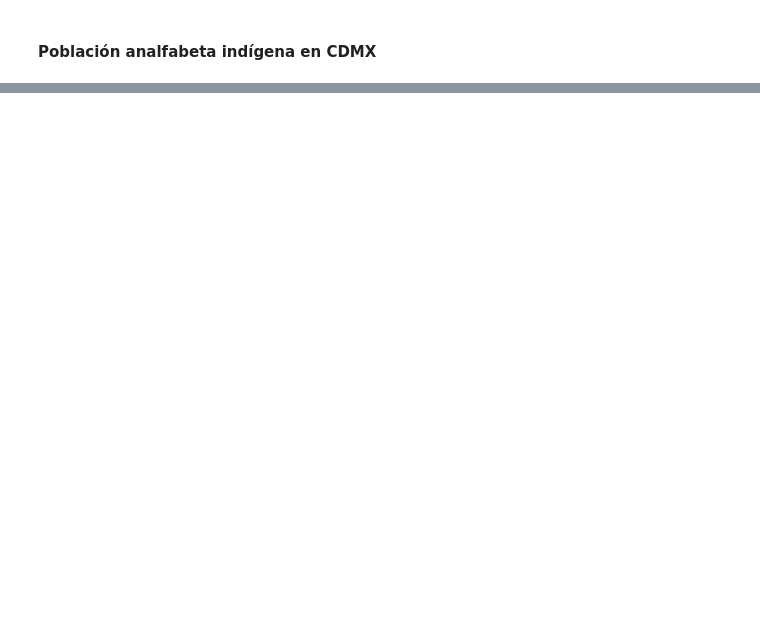
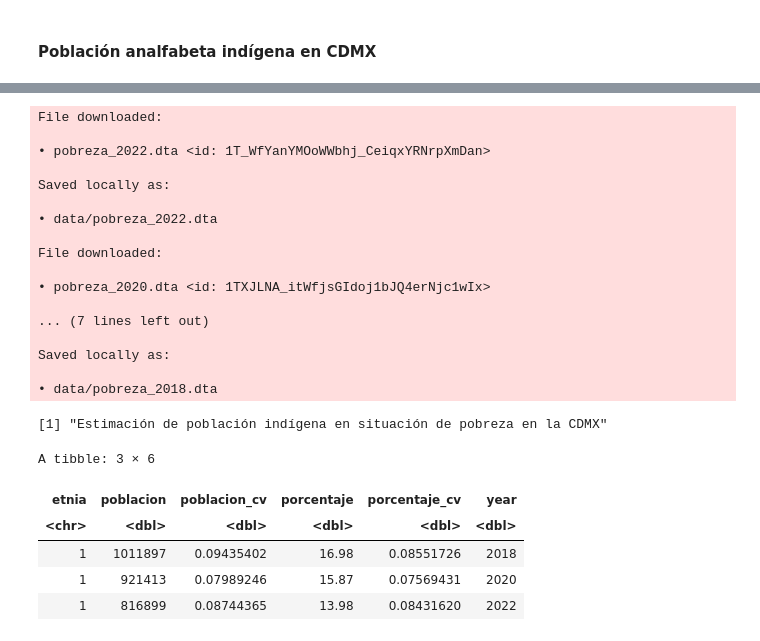
Before and after one commit to cpyp-ipdp/pgd_cdmx, a Jupyter notebook: indicadores/pueblos_indigenas/indicadores_pueblos_indigenas.ipynb, the cells around one changed output, grey strips where cells are left out. Drawn from its saved outputs; the diff is of its cells as text; code cells hidden in the pictures; blank space fills up the shorter version.

Commit message:
Se agrega estimación de población indígena en pobreza

```diff
--- a/indicadores/pueblos_indigenas/indicadores_pueblos_indigenas.ipynb
+++ b/indicadores/pueblos_indigenas/indicadores_pueblos_indigenas.ipynb
@@ -303,0 +319,6 @@ A grouped_df: 4 × 7
+# %%
+carpeta<-as_id(drive_get("https://drive.google.com/drive/folders/1TBfoik4w4DWhwFqWeZFgkZvrBdDbqzku"))
+
+
+archivos<-drive_ls(carpeta)
+print(archivos)
@@ -303,0 +378,34 @@ A grouped_df: 4 × 7
+# %%
+tabla_pobreza <- map_dfr(
+  seq_len(nrow(archivos)),
+  ~ estimacion_pobreza(archivos$id[.x], archivos$name[.x])
+)%>%
+  arrange(year)
+
+print("Estimación de población indígena en situación de pobreza en la CDMX")
+tabla_pobreza
+# %% [output]
+File downloaded:
+
+• pobreza_2022.dta <id: 1T_WfYanYMOoWWbhj_CeiqxYRNrpXmDan>
+
+Saved locally as:
+
+• data/pobreza_2022.dta
+
+File downloaded:
+
+• pobreza_2020.dta <id: 1TXJLNA_itWfjsGIdoj1bJQ4erNjc1wIx>
+
+... (7 lines left out)
+
+Saved locally as:
+
+• data/pobreza_2018.dta
+[1] "Estimación de población indígena en situación de pobreza en la CDMX"
+A tibble: 3 × 6
+| etnia | poblacion | poblacion_cv | porcentaje | porcentaje_cv | year |
+| <chr> | <dbl> | <dbl> | <dbl> | <dbl> | <dbl> |
+| 1 | 1011897 | 0.09435402 | 16.98 | 0.08551726 | 2018 |
+| 1 | 921413 | 0.07989246 | 15.87 | 0.07569431 | 2020 |
+| 1 | 816899 | 0.08744365 | 13.98 | 0.08431620 | 2022 |
```
Also changed, not shown: parts of 12 cells of this notebook.
